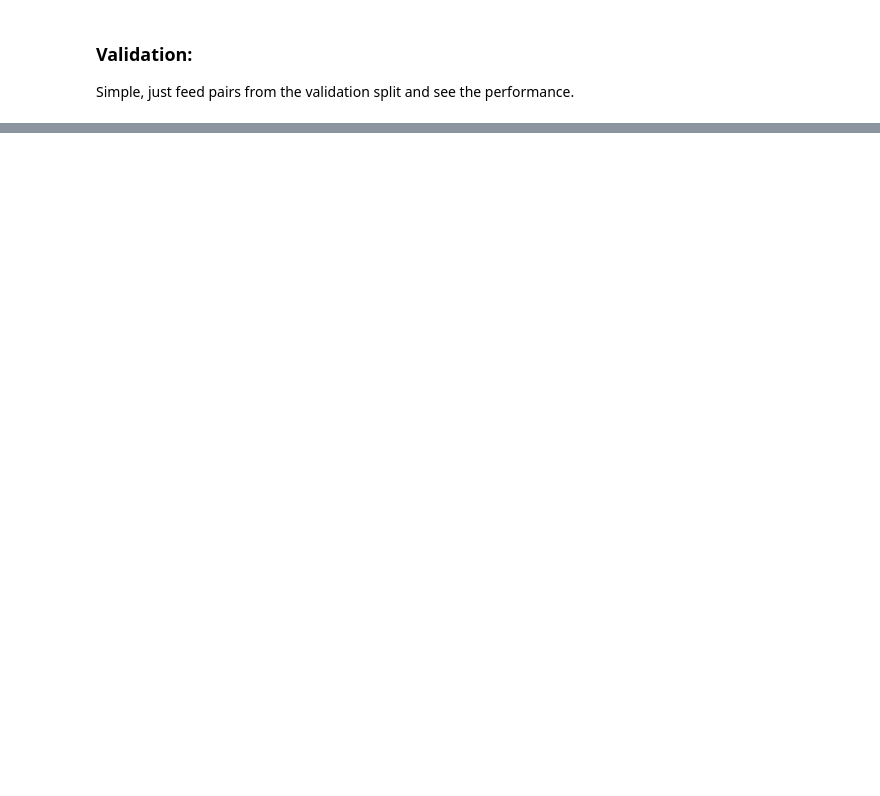
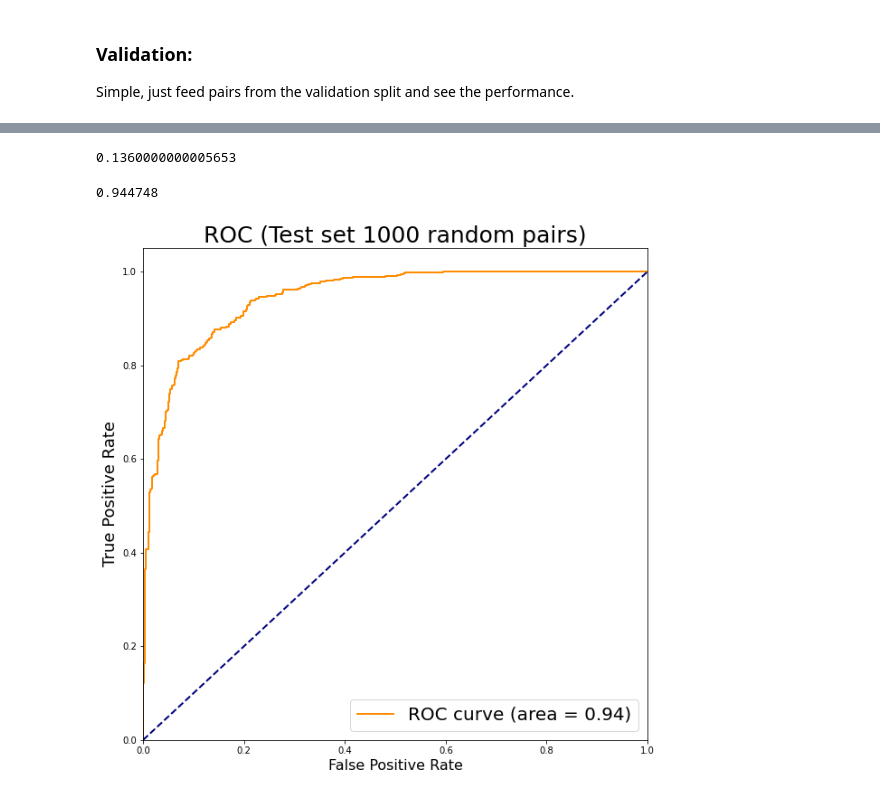
Before and after one commit to bernatGene/SiamSCI, a Jupyter notebook: siamese_model.ipynb, the cells around one changed output, grey strips where cells are left out. Saved outputs shown, nothing was run; the diff lists cells and outputs as text; code cells hidden in the pictures; blank space fills up the shorter version.

```diff
--- a/siamese_model.ipynb
+++ b/siamese_model.ipynb
@@ -184,0 +376,2 @@ Take two images, and compare strip by strip, then do a majority voting.
+# %%
+preds, cs = test_extended(model, info_data, 1000, 40, 4, 'whole', 0.3 )
@@ -184,0 +389,3 @@ Take two images, and compare strip by strip, then do a majority voting.
+# %%
+y_true = [p[0] for p in preds]
+y_pred = [p[1].flatten() for p in preds]
@@ -184,0 +408,4 @@ Take two images, and compare strip by strip, then do a majority voting.
+# %%
+roc_auc =roc_auc_score(y_true, y_pred)
+# %%
+fpr, tpr, thrs = roc_curve(y_true, y_pred)
@@ -184,0 +415,23 @@ Take two images, and compare strip by strip, then do a majority voting.
+# %%
+eer
+# %% [output]
+0.1360000000005653
+# %%
+roc_auc
+# %% [output]
+0.944748
+# %%
+plt.figure(figsize=(10,10))
+lw = 2
+plt.plot(fpr, tpr, color='darkorange',
+         lw=lw, label='ROC curve (area = %0.2f)' % roc_auc)
+plt.plot([0, 1], [0, 1], color='navy', lw=lw, linestyle='--')
+plt.xlim([0.0, 1.0])
+plt.ylim([0.0, 1.05])
+plt.xlabel('False Positive Rate', fontsize=16)
+plt.ylabel('True Positive Rate', fontsize=18)
+plt.title('ROC (Test set 1000 random pairs)', fontsize=25)
+plt.legend(loc="lower right", fontsize=20)
+plt.show()
+# %% [output]
+[figure, added]
```
Also changed, not shown: parts of 40 cells of this notebook, 12 other files.
